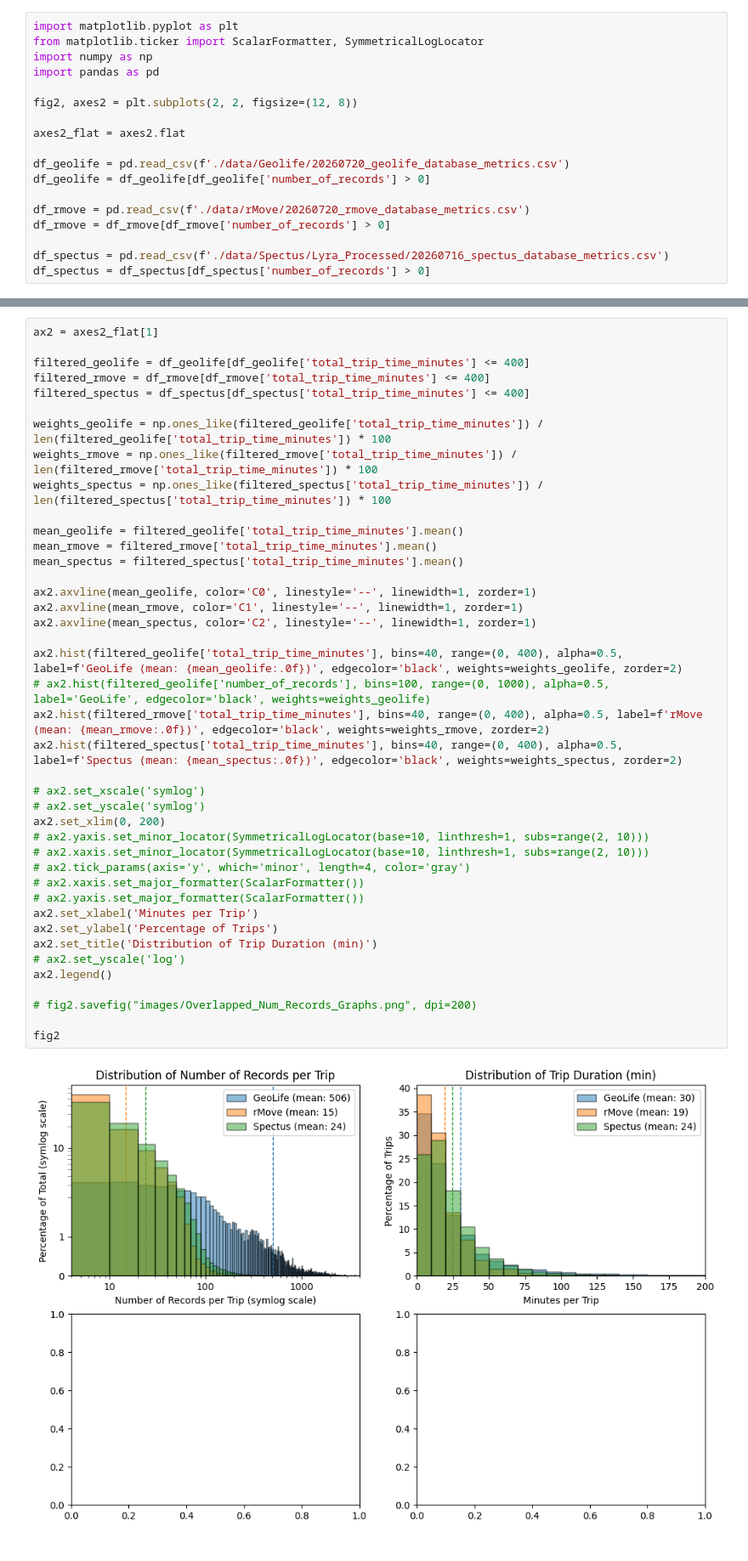
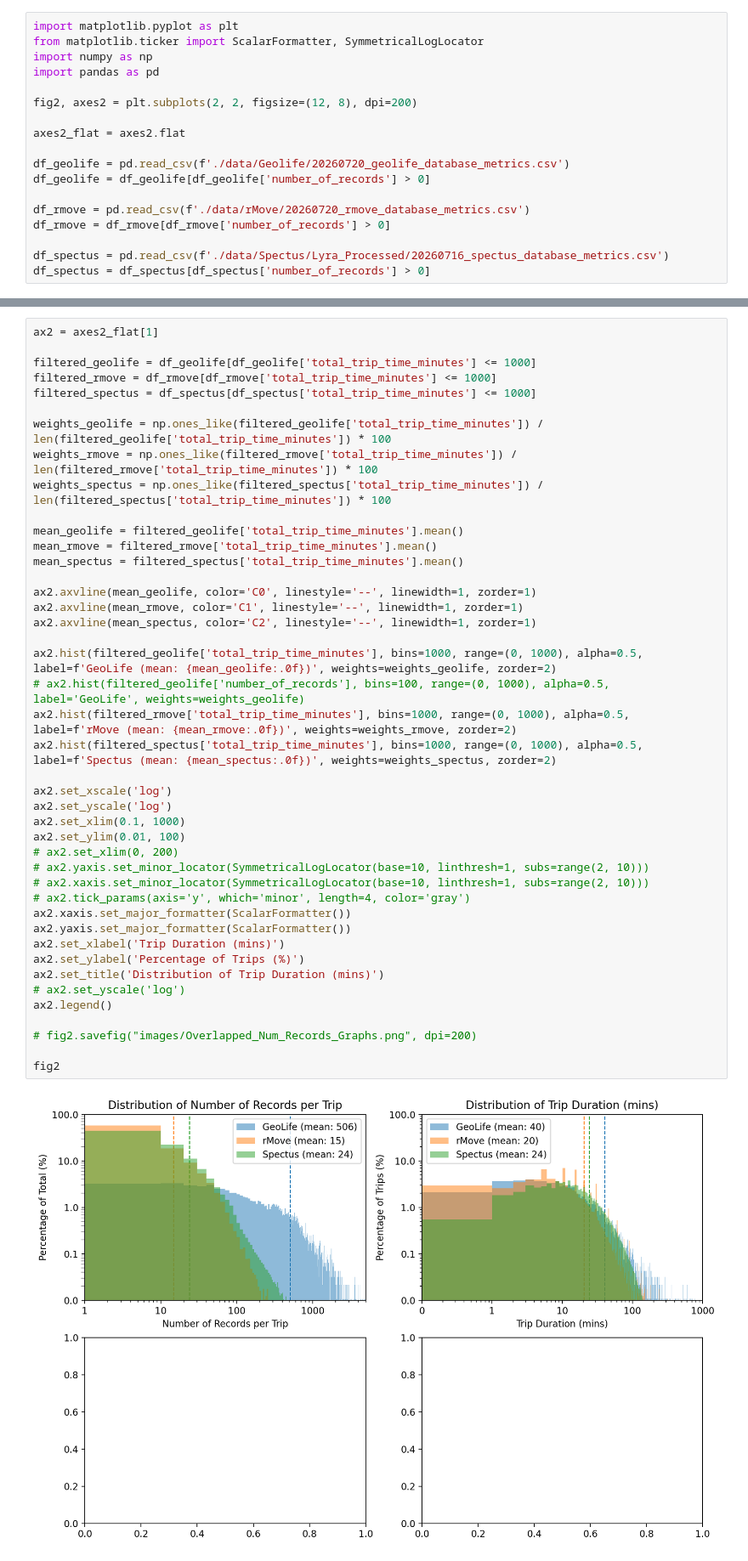
Before and after one commit to UW-THINKlab/mode-analysis, a Jupyter notebook: Dataset_Comparison_Graphs_All_Density.ipynb, the cells around one changed output, grey strips where cells are left out. Shown at 85% size. Drawn from its saved outputs; the diff is of its cells as text.

```diff
--- a/Dataset_Comparison_Graphs_All_Density.ipynb
+++ b/Dataset_Comparison_Graphs_All_Density.ipynb
@@ -386,7 +386,7 @@ from matplotlib.ticker import ScalarFormatter, SymmetricalLogLocator
 import numpy as np
 import pandas as pd
 
-fig2, axes2 = plt.subplots(2, 2, figsize=(12, 8))
+fig2, axes2 = plt.subplots(2, 2, figsize=(12, 8), dpi=200)
 
 axes2_flat = axes2.flat
 
@@ -449,46 +453,48 @@ fig2
 # %%
 ax2 = axes2_flat[1]
 
-filtered_geolife = df_geolife[df_geolife['total_trip_time_minutes'] <= 400]
-filtered_rmove = df_rmove[df_rmove['total_trip_time_minutes'] <= 400]
-filtered_spectus = df_spectus[df_spectus['total_trip_time_minutes'] <= 400]
+filtered_geolife = df_geolife[df_geolife['total_trip_time_minutes'] <= 1000]
+filtered_rmove = df_rmove[df_rmove['total_trip_time_minutes'] <= 1000]
+filtered_spectus = df_spectus[df_spectus['total_trip_time_minutes'] <= 1000]
 
 weights_geolife = np.ones_like(filtered_geolife['total_trip_time_minutes']) / len(filtered_geolife['total_trip_time_minutes']) * 100
 weights_rmove = np.ones_like(filtered_rmove['total_trip_time_minutes']) / len(filtered_rmove['total_trip_time_minutes']) * 100
 weights_spectus = np.ones_like(filtered_spectus['total_trip_time_minutes']) / len(filtered_spectus['total_trip_time_minutes']) * 100
 
 mean_geolife = filtered_geolife['total_trip_time_minutes'].mean()
 mean_rmove = filtered_rmove['total_trip_time_minutes'].mean()
 mean_spectus = filtered_spectus['total_trip_time_minutes'].mean()
 
 ax2.axvline(mean_geolife, color='C0', linestyle='--', linewidth=1, zorder=1)
 ax2.axvline(mean_rmove, color='C1', linestyle='--', linewidth=1, zorder=1)
 ax2.axvline(mean_spectus, color='C2', linestyle='--', linewidth=1, zorder=1)
 
-ax2.hist(filtered_geolife['total_trip_time_minutes'], bins=40, range=(0, 400), alpha=0.5, label=f'GeoLife (mean: {mean_geolife:.0f})', edgecolor='black', weights=weights_geolife, zorder=2)
-# ax2.hist(filtered_geolife['number_of_records'], bins=100, range=(0, 1000), alpha=0.5, label='GeoLife', edgecolor='black', weights=weights_geolife)
-ax2.hist(filtered_rmove['total_trip_time_minutes'], bins=40, range=(0, 400), alpha=0.5, label=f'rMove (mean: {mean_rmove:.0f})', edgecolor='black', weights=weights_rmove, zorder=2)
-ax2.hist(filtered_spectus['total_trip_time_minutes'], bins=40, range=(0, 400), alpha=0.5, label=f'Spectus (mean: {mean_spectus:.0f})', edgecolor='black', weights=weights_spectus, zorder=2)
+ax2.hist(filtered_geolife['total_trip_time_minutes'], bins=1000, range=(0, 1000), alpha=0.5, label=f'GeoLife (mean: {mean_geolife:.0f})', weights=weights_geolife, zorder=2)
+# ax2.hist(filtered_geolife['number_of_records'], bins=100, range=(0, 1000), alpha=0.5, label='GeoLife', weights=weights_geolife)
+ax2.hist(filtered_rmove['total_trip_time_minutes'], bins=1000, range=(0, 1000), alpha=0.5, label=f'rMove (mean: {mean_rmove:.0f})', weights=weights_rmove, zorder=2)
+ax2.hist(filtered_spectus['total_trip_time_minutes'], bins=1000, range=(0, 1000), alpha=0.5, label=f'Spectus (mean: {mean_spectus:.0f})', weights=weights_spectus, zorder=2)
 
-# ax2.set_xscale('symlog')
-# ax2.set_yscale('symlog')
-ax2.set_xlim(0, 200)
+ax2.set_xscale('log')
+ax2.set_yscale('log')
+ax2.set_xlim(0.1, 1000)
+ax2.set_ylim(0.01, 100)
+# ax2.set_xlim(0, 200)
 # ax2.yaxis.set_minor_locator(SymmetricalLogLocator(base=10, linthresh=1, subs=range(2, 10)))
 # ax2.xaxis.set_minor_locator(SymmetricalLogLocator(base=10, linthresh=1, subs=range(2, 10)))
 # ax2.tick_params(axis='y', which='minor', length=4, color='gray')
-# ax2.xaxis.set_major_formatter(ScalarFormatter())
-# ax2.yaxis.set_major_formatter(ScalarFormatter())
-ax2.set_xlabel('Minutes per Trip')
-ax2.set_ylabel('Percentage of Trips')
-ax2.set_title('Distribution of Trip Duration (min)')
+ax2.xaxis.set_major_formatter(ScalarFormatter())
+ax2.yaxis.set_major_formatter(ScalarFormatter())
+ax2.set_xlabel('Trip Duration (mins)')
+ax2.set_ylabel('Percentage of Trips (%)')
+ax2.set_title('Distribution of Trip Duration (mins)')
 # ax2.set_yscale('log')
 ax2.legend()
 
 # fig2.savefig("images/Overlapped_Num_Records_Graphs.png", dpi=200)
 
 fig2
 # %% [output]
-[figure, old version]
+[figure, new version]
 # %%
 ax2 = axes2_flat[2]
 
```
Also changed, not shown: parts of 5 cells of this notebook, 3 other files.
